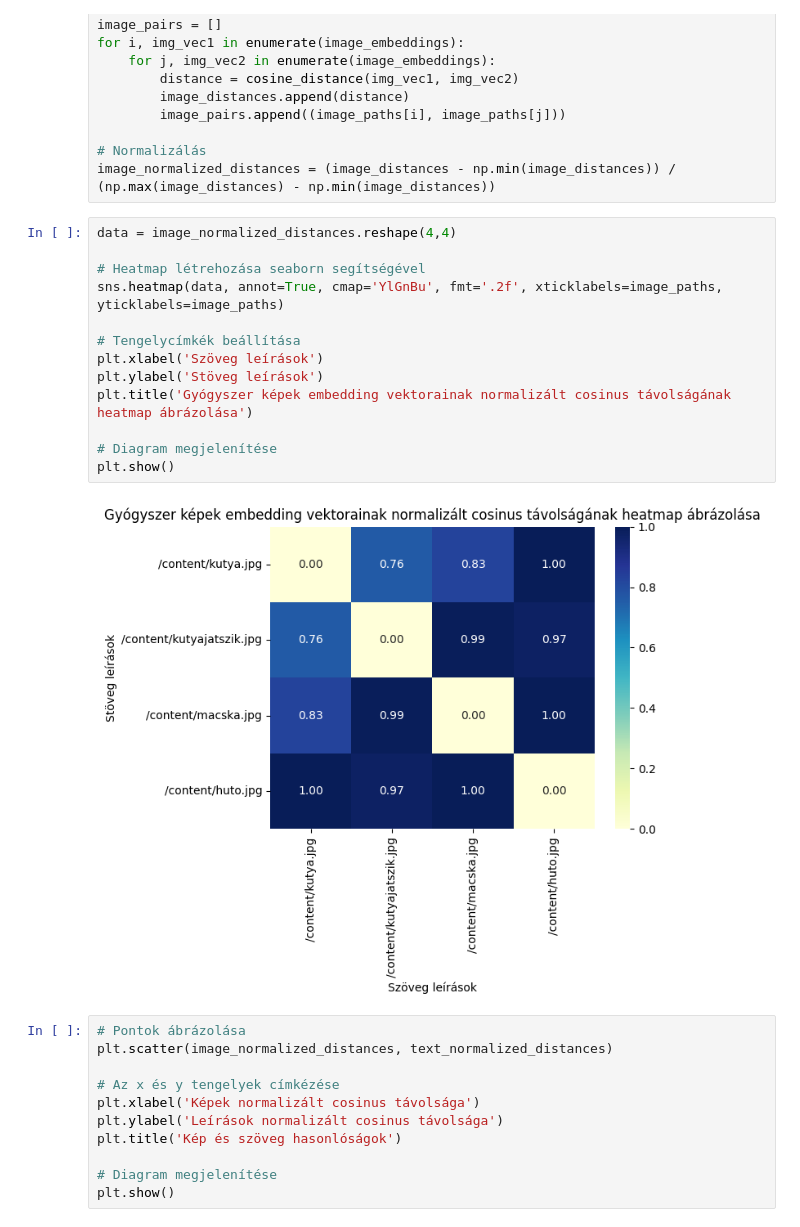
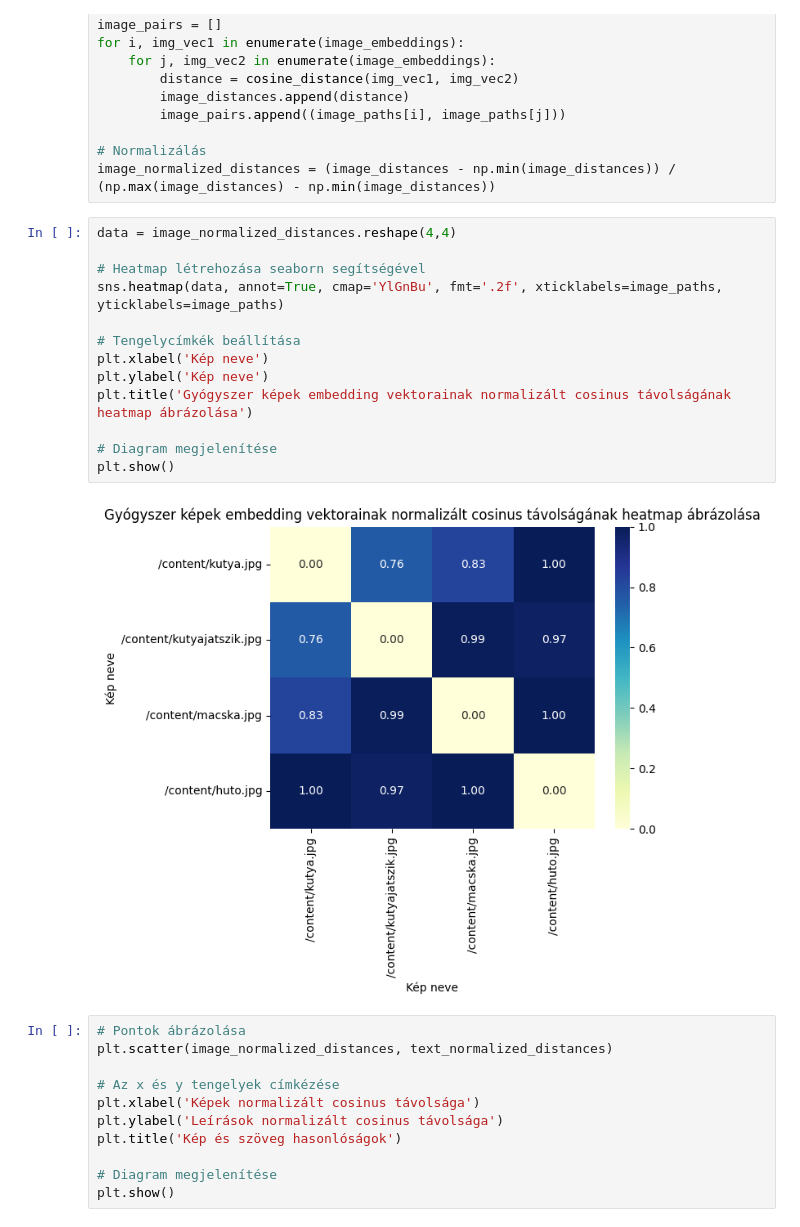
Before and after one commit to lakatosgabor/ogyei_dataset_info, a Jupyter notebook: embeddings.ipynb, the cells around one changed output. Cells and saved outputs as stored; diff of their text form.

```diff
--- a/embeddings.ipynb
+++ b/embeddings.ipynb
@@ -99,18 +99,18 @@ image_normalized_distances = (image_distances - np.min(image_distances)) / (np.m
 # %%
 data = image_normalized_distances.reshape(4,4)
 
 # Heatmap létrehozása seaborn segítségével
 sns.heatmap(data, annot=True, cmap='YlGnBu', fmt='.2f', xticklabels=image_paths, yticklabels=image_paths)
 
 # Tengelycímkék beállítása
-plt.xlabel('Szöveg leírások')
-plt.ylabel('Stöveg leírások')
+plt.xlabel('Kép neve')
+plt.ylabel('Kép neve')
 plt.title('Gyógyszer képek embedding vektorainak normalizált cosinus távolságának heatmap ábrázolása')
 
 # Diagram megjelenítése
 plt.show()
 # %% [output]
-[figure, old version]
+[figure, new version]
 # %%
 # Pontok ábrázolása
 plt.scatter(image_normalized_distances, text_normalized_distances)
```
